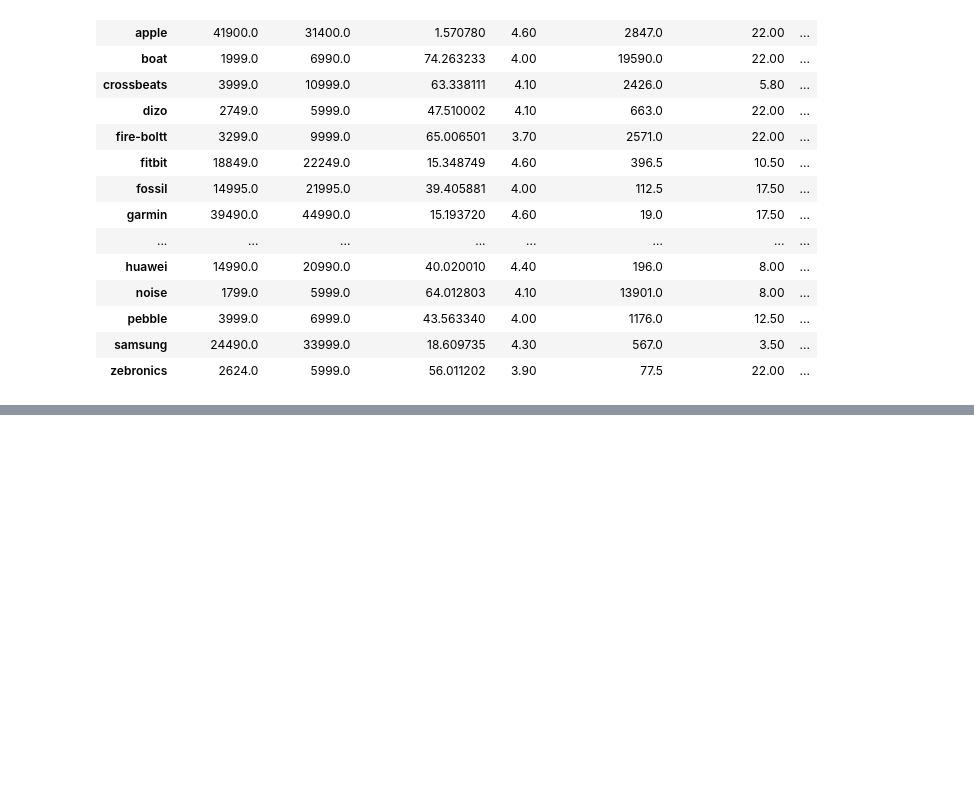
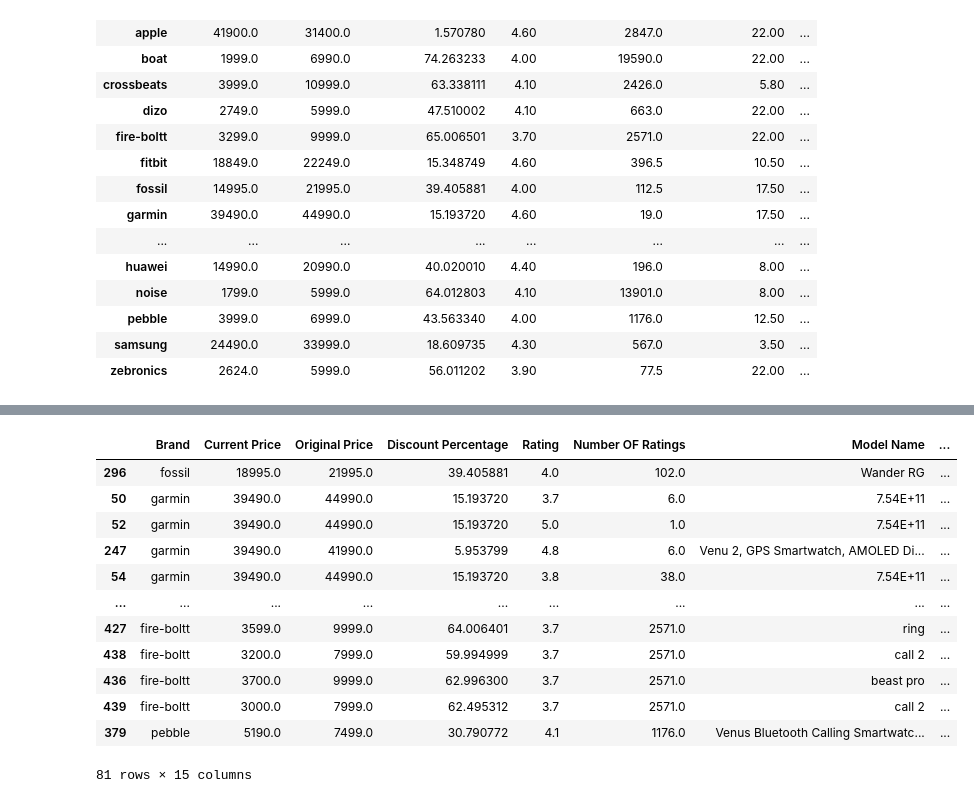
Before and after one commit to bhaveshsolanki159-codex/ML-mini-practice-Projects, a Jupyter notebook: Watch Price Predictions/main.ipynb, the cells around one changed output, grey strips where cells are left out. Cells and saved outputs as stored; diff of their text form; code cells hidden in the pictures; blank space fills up the shorter version.

Commit message:
Detected Outliers and completed data cleaning part

```diff
--- a/Watch Price Predictions/main.ipynb
+++ b/Watch Price Predictions/main.ipynb
@@ -145,0 +202,6 @@ for col in data.columns.drop('Brand'):
+# %%
+# remove duplicates
+data.drop_duplicates(inplace=True)
+data.reset_index(drop=True, inplace=True)
+
+data.duplicated().sum() # 0
@@ -145,0 +238,26 @@ for col in data.columns.drop('Brand'):
+# %%
+# Detecting Outliers
+
+from tabulate import tabulate
+
+outliers = {}
+
+for col in data.select_dtypes(include=np.number).columns:
+    q1 = data[col].quantile(0.25)
+    q3 = data[col].quantile(0.75)
+    iqr = q3-q1
+    lower_bound = q1-1.5*iqr
+    upper_bound = q3+1.5*iqr
+
+    col_outliers = data[(data[col]>upper_bound) | (data[col]<lower_bound)]
+    outliers[col] = col_outliers
+
+print("Summary Stats for smartwatches:")
+print(tabulate(data.describe(),headers='keys',tablefmt='pretty'))
+
+for col, outlier_data in outliers.items():
+    if len(outlier_data) == 0:
+        continue
+    else:
+        print(f"Outliers in {col}", len(outlier_data))
+        print(tabulate(outlier_data,headers='keys',tablefmt='pretty'))
@@ -145,0 +282,19 @@ for col in data.columns.drop('Brand'):
+# %%
+
+pd.reset_option('display.max_rows')
+
+outliers.get('Display Size').sort_values('Display Size', ascending=False)
+# %% [output]
+|  | Brand | Current Price | Original Price | Discount Percentage | Rating | Number OF Ratings | Model Name | ... |
+| 296 | fossil | 18995.0 | 21995.0 | 39.405881 | 4.0 | 102.0 | Wander RG | ... |
+| 50 | garmin | 39490.0 | 44990.0 | 15.193720 | 3.7 | 6.0 | 7.54E+11 | ... |
+| 52 | garmin | 39490.0 | 44990.0 | 15.193720 | 5.0 | 1.0 | 7.54E+11 | ... |
+| 247 | garmin | 39490.0 | 41990.0 | 5.953799 | 4.8 | 6.0 | Venu 2, GPS Smartwatch, AMOLED Di... | ... |
+| 54 | garmin | 39490.0 | 44990.0 | 15.193720 | 3.8 | 38.0 | 7.54E+11 | ... |
+| ... | ... | ... | ... | ... | ... | ... | ... | ... |
+| 427 | fire-boltt | 3599.0 | 9999.0 | 64.006401 | 3.7 | 2571.0 | ring | ... |
+| 438 | fire-boltt | 3200.0 | 7999.0 | 59.994999 | 3.7 | 2571.0 | call 2 | ... |
+| 436 | fire-boltt | 3700.0 | 9999.0 | 62.996300 | 3.7 | 2571.0 | beast pro | ... |
+| 439 | fire-boltt | 3000.0 | 7999.0 | 62.495312 | 3.7 | 2571.0 | call 2 | ... |
+| 379 | pebble | 5190.0 | 7499.0 | 30.790772 | 4.1 | 1176.0 | Venus Bluetooth Calling Smartwatc... | ... |
+81 rows × 15 columns
```
Also changed, not shown: parts of 8 cells of this notebook.
